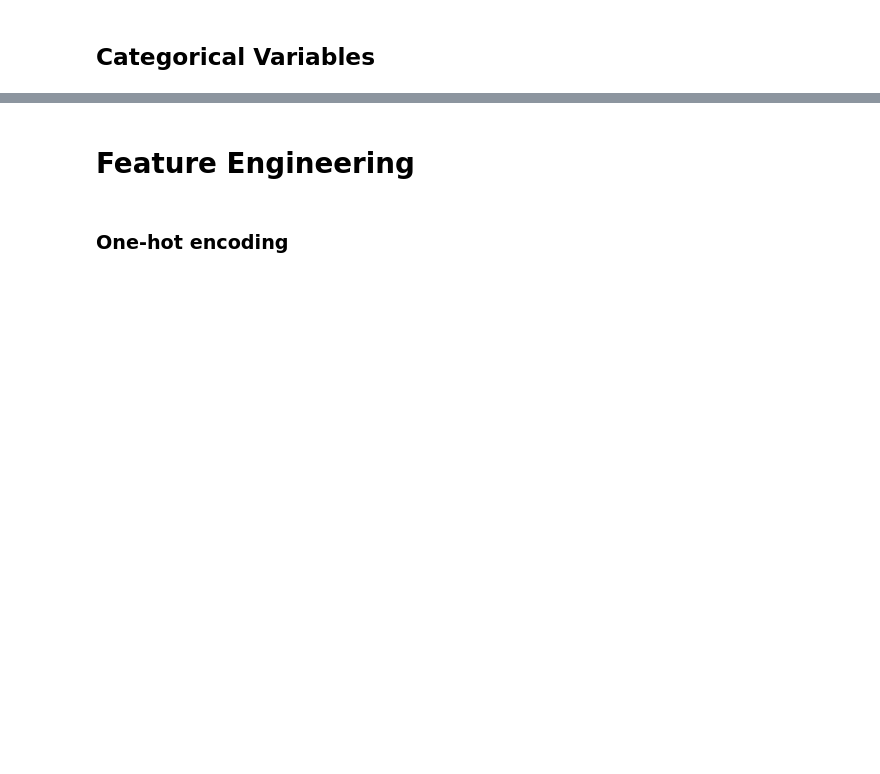
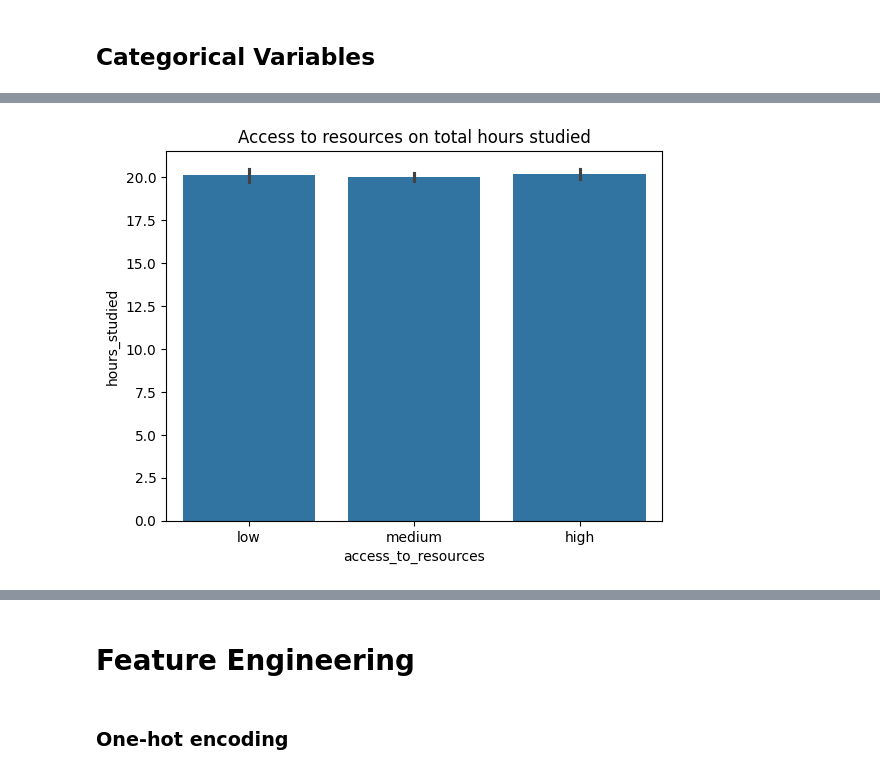
Before and after one commit to kabsmeiou/study-hours-estimator, a Jupyter notebook: study-hours-notebook.ipynb, the cells around one changed output, grey strips where cells are left out. Drawn from its saved outputs; the diff is of its cells as text; code cells hidden in the pictures; blank space fills up the shorter version.

```diff
--- a/study-hours-notebook.ipynb
+++ b/study-hours-notebook.ipynb
@@ -238,0 +250,5 @@ plt.title('Exam results and Hours Studied');
+# %%
+sns.barplot(x=df_full_train['access_to_resources'], y=df_full_train['hours_studied'])
+plt.title('Access to resources on total hours studied');
+# %% [output]
+[figure, added]
```
Also changed, not shown: parts of 33 cells of this notebook.
